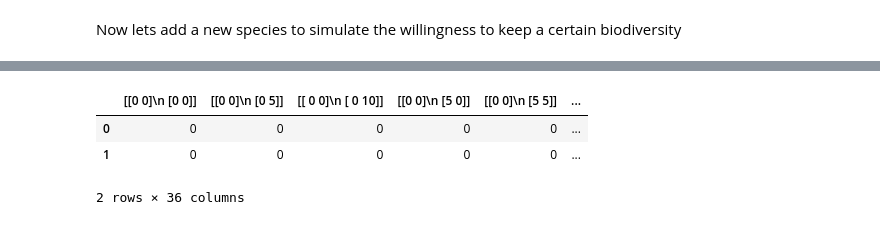
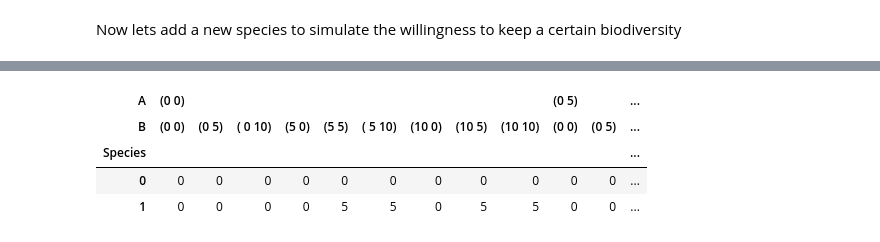
Before and after one commit to CecileDecker/Q_learning, a Jupyter notebook: FishingQuotas.ipynb, the cells around one changed output, grey strips where cells are left out. Drawn from its saved outputs; the diff is of its cells as text; code cells hidden in the pictures.

```diff
--- a/FishingQuotas.ipynb
+++ b/FishingQuotas.ipynb
@@ -13,6 +13,8 @@ from tqdm import tqdm
 from scipy.stats import binom
 from scipy.optimize import minimize
 import matplotlib.pyplot as plt
+# %%
+rng = np.random.default_rng()
 # %% [markdown]
 Import the q-learning function
 # %%
@@ -430,20 +510,24 @@ dr = 0
 gr = 1
 npp = 0
 def P(x,a):
-    x_s1, x_s2   = x
-    x1_s1, x2_s1 = x_s1
-    x1_s2, x2_s2 = x_s2
-    a_s1, a_s2   = a
+    unif      = np.random.uniform(0)
+    if (unif > eps_greedy):
+        x_s1, x_s2   = x
+        x1_s1, x2_s1 = x_s1
+        x1_s2, x2_s2 = x_s2
+        a_s1, a_s2   = a
 
-    x2_s1_ = max(x2_s1 - a_s1, 0)
-    y1_s1  = min(rr * x2_s1_ + npp * 5, 5)
-    y2_s1  = min(x2_s1_ - 5 * dr + gr * x1_s1, 5)
+        x2_s1_ = max(x2_s1 - a_s1, 0)
+        y1_s1  = min(rr * x2_s1_ + npp * 5, 5)
+        y2_s1  = min(x2_s1_ - 5 * dr + gr * x1_s1, 5)
 
-    x2_s2_ = max(x2_s2 - a_s2, 0)
-    y1_s2  = min(rr * x2_s2_ + npp * 5, 10)
-    y2_s2  = min(x2_s2_ - 5 * dr + gr * x1_s2, 10)
+        x2_s2_ = max(x2_s2 - a_s2, 0)
+        y1_s2  = min(rr * x2_s2_ + npp * 5, 10)
+        y2_s2  = min(x2_s2_ - 5 * dr + gr * x1_s2, 10)
 
-    return ((y1_s1, y2_s1), (y1_s2, y2_s2))
+        return ((y1_s1, y2_s1), (y1_s2, y2_s2))
+    else:
+        return rng.choice(X)
 
 # CREATE THE PROBABILITY MEASURE OUT OF THE RANDOM VARIABLE
 nr = 1_000
@@ -455,7 +539,6 @@ for n in range(nr):
             x_ = x_index(y)
             p_[x_index(x), a_index(a), x_] += 1
 p_ = p_/nr
-#print(p_)
 def p(x,a,y):
     return(p_[x_index(x), a_index(a), x_index(y)])
 
@@ -498 +561,3 @@ array([[0, 0],
+# %%
+pd.set_option('display.max_columns', None)
 # %%
@@ -532,12 +601,15 @@ Q_opt_robust, V = robust_q_learning_v2(X, A, r, np.array([P]), np.array([p]), al
 Result_r = np.array([[a_opt(x, Q_opt_robust) for x in X]])
 Result_r = Result_r[0]
 # %%
-df = pd.DataFrame(Result_r.T)
-df.columns = [str(x) for x in X]
+df = pd.DataFrame(Result.T)
+df.columns = pd.MultiIndex.from_tuples([(str(x[0]).replace("[", "(").replace("]", ")"), str(x[1]).replace("[", "(").replace("]", ")")) for x in X]) #[str(x) for x in X]
+df.index.name = "Species"
+df.columns.names = ["A", "B"]
 df
 # %% [output]
-|  | [[0 0]\n [0 0]] | [[0 0]\n [0 5]] | [[ 0 0]\n [ 0 10]] | [[0 0]\n [5 0]] | [[0 0]\n [5 5]] | ... |
-| 0 | 0 | 0 | 0 | 0 | 0 | ... |
-| 1 | 0 | 0 | 0 | 0 | 0 | ... |
+| A | (0 0) |  |  |  |  |  |  |  |  | (0 5) |  | ... |
+| B | (0 0) | (0 5) | ( 0 10) | (5 0) | (5 5) | ( 5 10) | (10 0) | (10 5) | (10 10) | (0 0) | (0 5) | ... |
+| Species |  |  |  |  |  |  |  |  |  |  |  | ... |
+| 0 | 0 | 0 | 0 | 0 | 0 | 0 | 0 | 0 | 0 | 0 | 0 | ... |
+| 1 | 0 | 0 | 0 | 0 | 5 | 5 | 0 | 5 | 5 | 0 | 0 | ... |
-2 rows × 36 columns
 # %%
```
Also changed, not shown: parts of 32 cells of this notebook.
